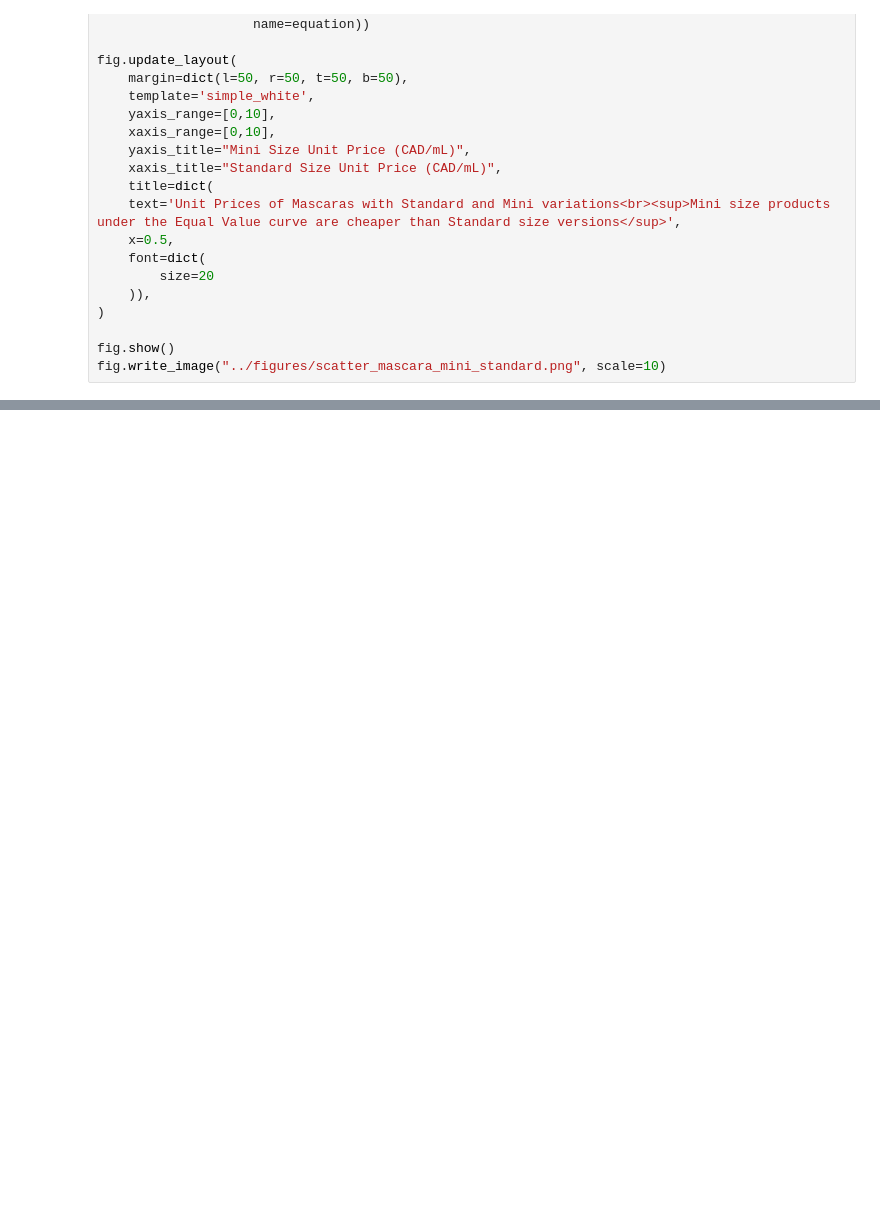
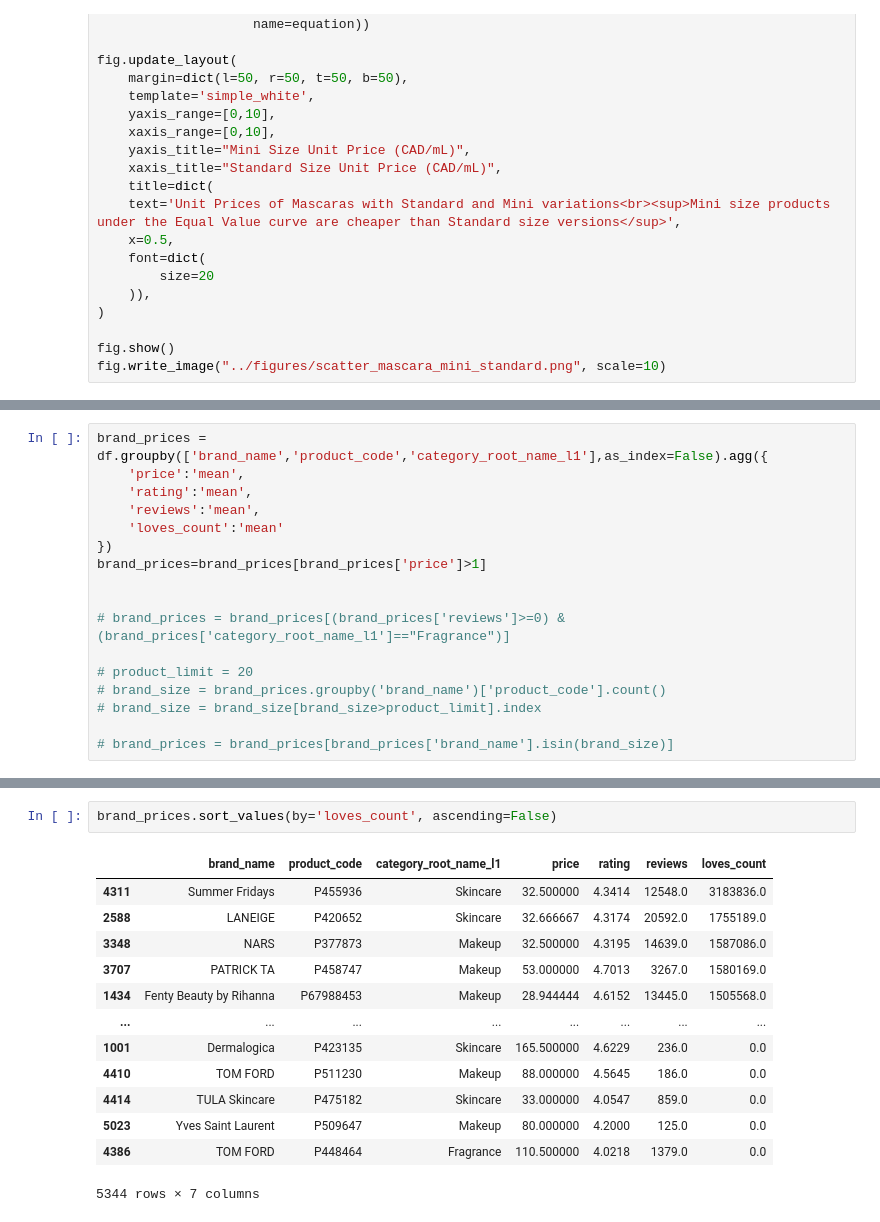
Before and after one commit to leblanchannah/value-cluster, a Jupyter notebook: src/daily_viz_practice.ipynb, the cells around one changed output, grey strips where cells are left out. Saved outputs shown, nothing was run; the diff lists cells and outputs as text; blank space fills up the shorter version.

Commit message:
day 3 viz, loves vs price

```diff
--- a/src/daily_viz_practice.ipynb
+++ b/src/daily_viz_practice.ipynb
@@ -215,0 +216,17 @@ fig.write_image("../figures/scatter_mascara_mini_standard.png", scale=10)
+# %%
+brand_prices = df.groupby(['brand_name','product_code','category_root_name_l1'],as_index=False).agg({
+    'price':'mean',
+    'rating':'mean',
+    'reviews':'mean',
+    'loves_count':'mean'
+})
+brand_prices=brand_prices[brand_prices['price']>1]
+
+
+# brand_prices = brand_prices[(brand_prices['reviews']>=0) & (brand_prices['category_root_name_l1']=="Fragrance")]
+
+# product_limit = 20
+# brand_size = brand_prices.groupby('brand_name')['product_code'].count()
+# brand_size = brand_size[brand_size>product_limit].index
+
+# brand_prices = brand_prices[brand_prices['brand_name'].isin(brand_size)]
@@ -215,0 +305,16 @@ fig.write_image("../figures/scatter_mascara_mini_standard.png", scale=10)
+# %%
+brand_prices.sort_values(by='loves_count', ascending=False)
+# %% [output]
+|  | brand_name | product_code | category_root_name_l1 | price | rating | reviews | loves_count |
+| 4311 | Summer Fridays | P455936 | Skincare | 32.500000 | 4.3414 | 12548.0 | 3183836.0 |
+| 2588 | LANEIGE | P420652 | Skincare | 32.666667 | 4.3174 | 20592.0 | 1755189.0 |
+| 3348 | NARS | P377873 | Makeup | 32.500000 | 4.3195 | 14639.0 | 1587086.0 |
+| 3707 | PATRICK TA | P458747 | Makeup | 53.000000 | 4.7013 | 3267.0 | 1580169.0 |
+| 1434 | Fenty Beauty by Rihanna | P67988453 | Makeup | 28.944444 | 4.6152 | 13445.0 | 1505568.0 |
+| ... | ... | ... | ... | ... | ... | ... | ... |
+| 1001 | Dermalogica | P423135 | Skincare | 165.500000 | 4.6229 | 236.0 | 0.0 |
+| 4410 | TOM FORD | P511230 | Makeup | 88.000000 | 4.5645 | 186.0 | 0.0 |
+| 4414 | TULA Skincare | P475182 | Skincare | 33.000000 | 4.0547 | 859.0 | 0.0 |
+| 5023 | Yves Saint Laurent | P509647 | Makeup | 80.000000 | 4.2000 | 125.0 | 0.0 |
+| 4386 | TOM FORD | P448464 | Fragrance | 110.500000 | 4.0218 | 1379.0 | 0.0 |
+5344 rows × 7 columns
```
Also changed, not shown: parts of 3 cells of this notebook, 1 other file.
